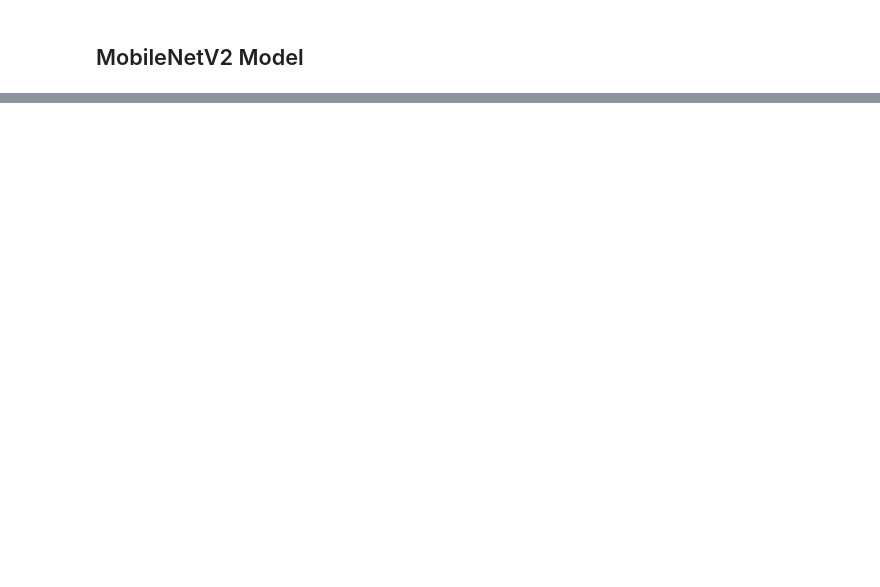
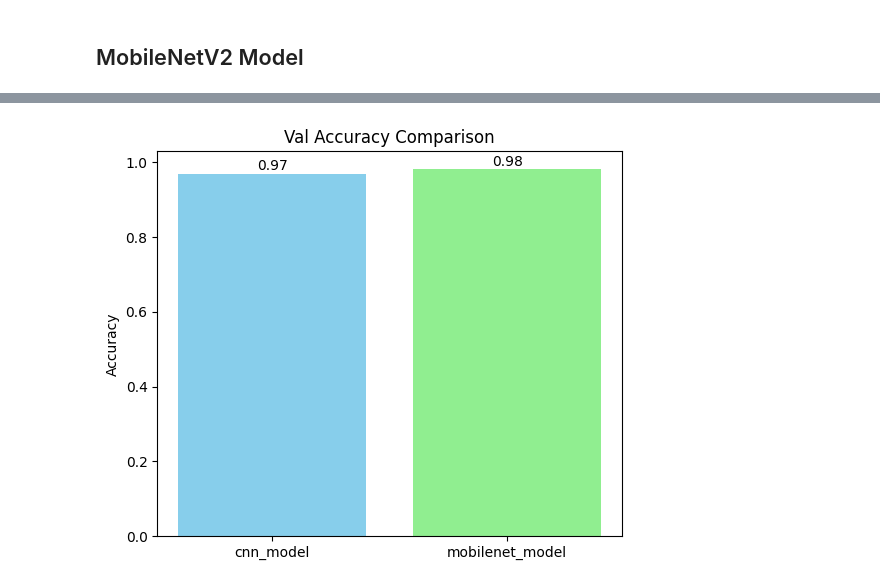
Before and after one commit to MaysoonHelmy/Traffic-Sign-Recognition-Description, a Jupyter notebook: traffic-sign-recognition-description.ipynb, the cells around one changed output, grey strips where cells are left out. Cells and saved outputs as stored; diff of their text form; code cells hidden in the pictures; blank space fills up the shorter version.

```diff
--- a/traffic-sign-recognition-description.ipynb
+++ b/traffic-sign-recognition-description.ipynb
@@ -533,0 +566,6 @@ Epoch 20/20
+# %%
+# evaluation on val set
+val_loss, val_accuracy = mobilenet_model.evaluate(val_ds, verbose=1)
+
+print(f"MobileNetV2 Val Loss: {val_loss:.4f}")
+print(f"MobileNetV2 Vak Accuracy: {val_accuracy:.4f}")
@@ -588,0 +644,14 @@ weighted avg       0.93      0.93      0.93     12630
+# %%
+# 2. Validation accuracy comparison
+models = ["cnn_model", "mobilenet_model"]
+val_accuracies = [val_accuracy_cnn, val_accuracy]
+
+plt.figure(figsize=(6,5))
+plt.bar(models, val_accuracies, color=['skyblue','lightgreen'])
+plt.title("Val Accuracy Comparison")
+plt.ylabel("Accuracy")
+for i, acc in enumerate(val_accuracies):
+    plt.text(i, acc+0.01, f"{acc:.2f}", ha='center')
+plt.show()
+# %% [output]
+[figure, added]
```
Also changed, not shown: parts of 40 cells of this notebook.
